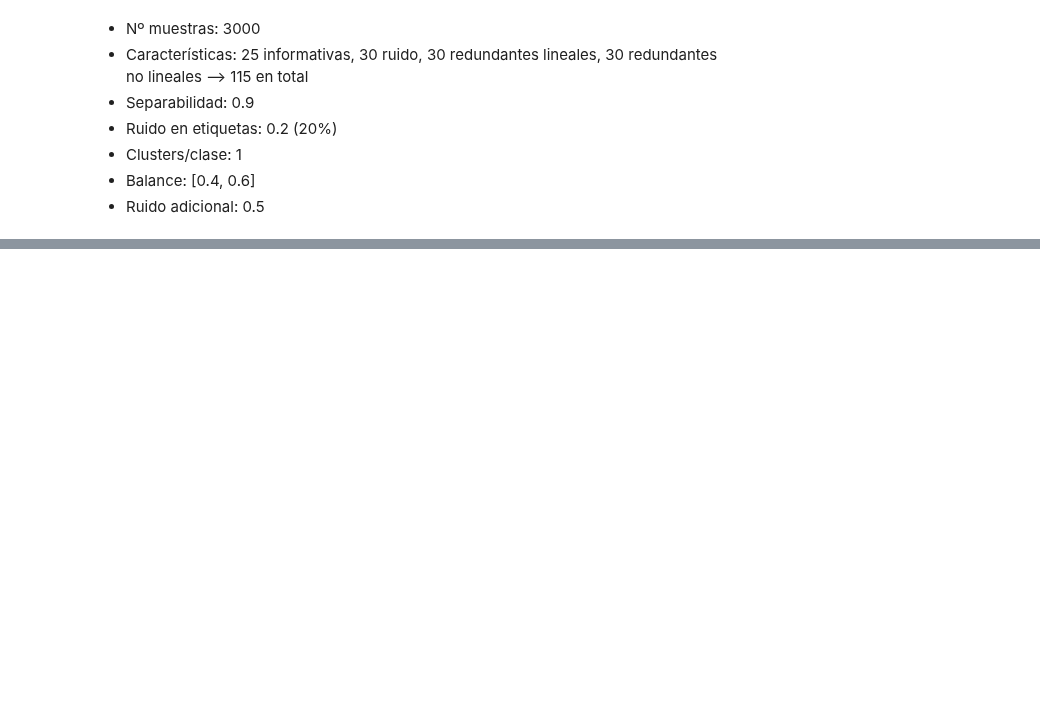
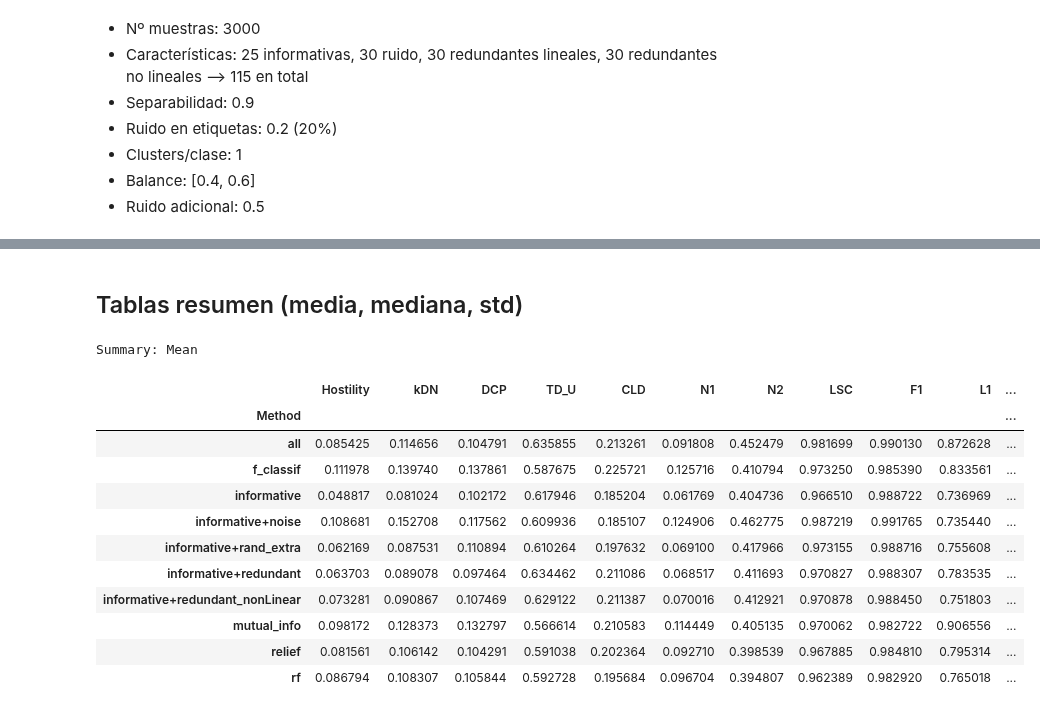
Before and after one commit to carmenlancho/FeatureSelection_Complexity, a Jupyter notebook: Notebooks/FS_ComplexityExploration.ipynb, the cells around one changed output, grey strips where cells are left out. Saved outputs shown, nothing was run; the diff lists cells and outputs as text; code cells hidden in the pictures; blank space fills up the shorter version.

Commit message:
Tablas resumen

```diff
--- a/Notebooks/FS_ComplexityExploration.ipynb
+++ b/Notebooks/FS_ComplexityExploration.ipynb
@@ -346,3 +347,45 @@ display(comparison_all.loc['ArtificialDataset12'].style.background_gradient(cmap
 | f_classif_top25 | 0.223000 | 0.297333 | 0.280797 | 0.590772 | 0.380221 | 0.278638 | 0.478682 | 0.997433 | 0.996547 | 0.550087 | ... |
 | rf_top25 | 0.187333 | 0.281000 | 0.281060 | 0.530522 | 0.373813 | 0.266698 | 0.476230 | 0.997147 | 0.996707 | 0.544483 | ... |
 | relief_top25 | 0.178333 | 0.265067 | 0.275464 | 0.493028 | 0.374306 | 0.260944 | 0.475211 | 0.996860 | 0.996707 | 0.532700 | ... |
+# %% [markdown]
+ ## Tablas resumen (media, mediana, std)
+# %%
+# Para quitar el top de los métodos de comparación
+def simplify_subset_name(subset_name):
+    # Regex: corta en "_top" o "_kbest" o cosas similares
+    return re.split(r'_top|\_kbest', subset_name)[0]
+# %%
+# Añadimos la columna Method
+combined = comparison_all.reset_index()
+combined["Method"] = combined["Subset"].map(simplify_subset_name)
+# %%
+# comparison_all # contiene todas las tablas
+
+# Filtrar columnas numéricas
+numeric_cols = combined.select_dtypes(include="number").columns
+
+# Calculamos estadísticos resumen
+summary_mean = combined.groupby("Method")[numeric_cols].mean()
+summary_median = combined.groupby("Method")[numeric_cols].median()
+summary_std = combined.groupby("Method")[numeric_cols].std()
+
+# summary_mean.to_csv("summary_mean.csv")
+# summary_median.to_csv("summary_median.csv")
+# summary_std.to_csv("summary_std.csv")
+# %%
+print('Summary: Mean')
+display(summary_mean.style.background_gradient(cmap="viridis"))
+# %% [output]
+Summary: Mean
+|  | Hostility | kDN | DCP | TD_U | CLD | N1 | N2 | LSC | F1 | L1 | ... |
+| Method |  |  |  |  |  |  |  |  |  |  | ... |
+| all | 0.085425 | 0.114656 | 0.104791 | 0.635855 | 0.213261 | 0.091808 | 0.452479 | 0.981699 | 0.990130 | 0.872628 | ... |
+| f_classif | 0.111978 | 0.139740 | 0.137861 | 0.587675 | 0.225721 | 0.125716 | 0.410794 | 0.973250 | 0.985390 | 0.833561 | ... |
+| informative | 0.048817 | 0.081024 | 0.102172 | 0.617946 | 0.185204 | 0.061769 | 0.404736 | 0.966510 | 0.988722 | 0.736969 | ... |
+| informative+noise | 0.108681 | 0.152708 | 0.117562 | 0.609936 | 0.185107 | 0.124906 | 0.462775 | 0.987219 | 0.991765 | 0.735440 | ... |
+| informative+rand_extra | 0.062169 | 0.087531 | 0.110894 | 0.610264 | 0.197632 | 0.069100 | 0.417966 | 0.973155 | 0.988716 | 0.755608 | ... |
+| informative+redundant | 0.063703 | 0.089078 | 0.097464 | 0.634462 | 0.211086 | 0.068517 | 0.411693 | 0.970827 | 0.988307 | 0.783535 | ... |
+| informative+redundant_nonLinear | 0.073281 | 0.090867 | 0.107469 | 0.629122 | 0.211387 | 0.070016 | 0.412921 | 0.970878 | 0.988450 | 0.751803 | ... |
+| mutual_info | 0.098172 | 0.128373 | 0.132797 | 0.566614 | 0.210583 | 0.114449 | 0.405135 | 0.970062 | 0.982722 | 0.906556 | ... |
+| relief | 0.081561 | 0.106142 | 0.104291 | 0.591038 | 0.202364 | 0.092710 | 0.398539 | 0.967885 | 0.984810 | 0.795314 | ... |
+| rf | 0.086794 | 0.108307 | 0.105844 | 0.592728 | 0.195684 | 0.096704 | 0.394807 | 0.962389 | 0.982920 | 0.765018 | ... |
```
Also changed, not shown: parts of 3 cells of this notebook.
